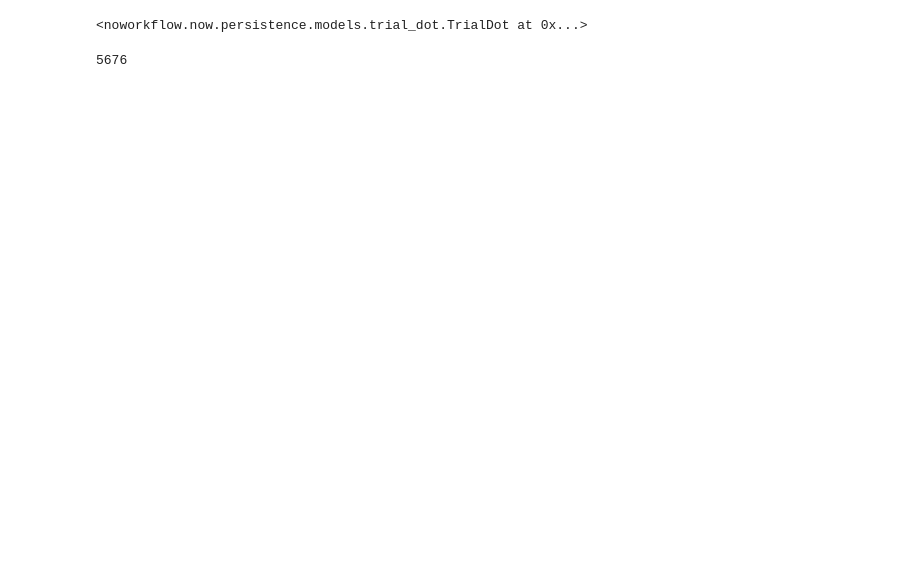
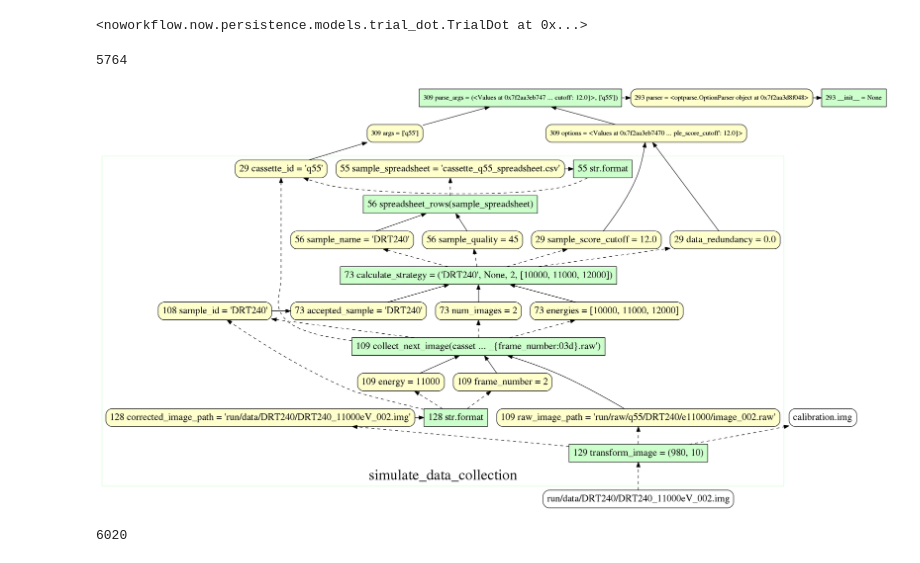
Before and after one commit to gems-uff/yin-yang-demo, a Jupyter notebook: simulate_data_collection/nw/File Dataflow.ipynb, the cells around one changed output. Saved outputs shown, nothing was run; the diff lists cells and outputs as text; code cells hidden in the pictures; blank space fills up the shorter version.

Commit message:
Update lineage figures

```diff
--- a/simulate_data_collection/nw/File Dataflow.ipynb
+++ b/simulate_data_collection/nw/File Dataflow.ipynb
@@ -32,7 +32,63 @@ trial.dot.value_length = 55
 trial.dot
 # %% [output]
 <noworkflow.now.persistence.models.trial_dot.TrialDot at 0x...>
+# %%
+result = trial.dot.export_text()
+open('graph_query.dot', 'w').write(result)
+# %% [output]
+5764
+# %%
+from collections import defaultdict
+var = defaultdict(dict)
+for id, v in trial.dependency_filter.variables.items():
+    v = trial.dependency_filter.synonyms.get(v, v)
+    if variable_id(v) in filtered_variables:
+        var[v.line][v.name] = v
+
+activation_id = var[109]["energy"].activation_id
+
+new_result = (
+    result
+    .replace("rankdir=RL", "rankdir=BT") # Vertical
+    .replace("=\n", "= ") # Result on same line
+    # Add ranks
+    .replace(
+        "digraph dependency {",
+        "digraph dependency {\n"
+        "    {rank=same %s}\n"
+        "    {rank=same %s}\n" % (
+            " ".join(map(variable_id, [var[309]['options'], var[309]['args']])),
+            " ".join(map(variable_id, [var[293]['__init__'], var[293]['parser'], var[309]['parse_args']])),
+        )
+    )
+    .replace(
+        "    subgraph cluster_%s  {" % (activation_id,),
+        "    subgraph cluster_%s  {\n"
+        "        {rank=same %s}\n"
+        "        {rank=same %s}\n"
+        "        {rank=same %s}\n"
+        "        {rank=same %s}\n"
+        "" % (
+            activation_id,
+            " ".join(map(variable_id, [var[73]["energies"], var[73]["num_images"], var[108]["sample_id"], var[73]["accepted_sample"]])),
+            " ".join(map(variable_id, [var[29]["cassette_id"], var[55]["str.format"], var[55]["sample_spreadsheet"]])),
+            " ".join(map(variable_id, [var[128]["str.format"], var[128]["corrected_image_path"], var[109]["raw_image_path"]])),
+            " ".join(map(variable_id, [var[109]["energy"], var[109]["frame_number"]])),
+        )
+    )
+    .replace(
+        "#3A85B9",
+        "#CCFFCC"
+    )
+    .replace(
+        "#85CBD0",
+        "#FFFFCC"
+    )
+)
+get_ipython().run_cell_magic("dot", "--format png", new_result)
+# %% [output]
+[figure, added]
 # %%
-open('graph_query.dot', 'w').write(trial.dot.export_text())
+open('graph_query2.dot', 'w').write(new_result)
 # %% [output]
-5676
+6020
```
Also changed, not shown: 7 other files.
